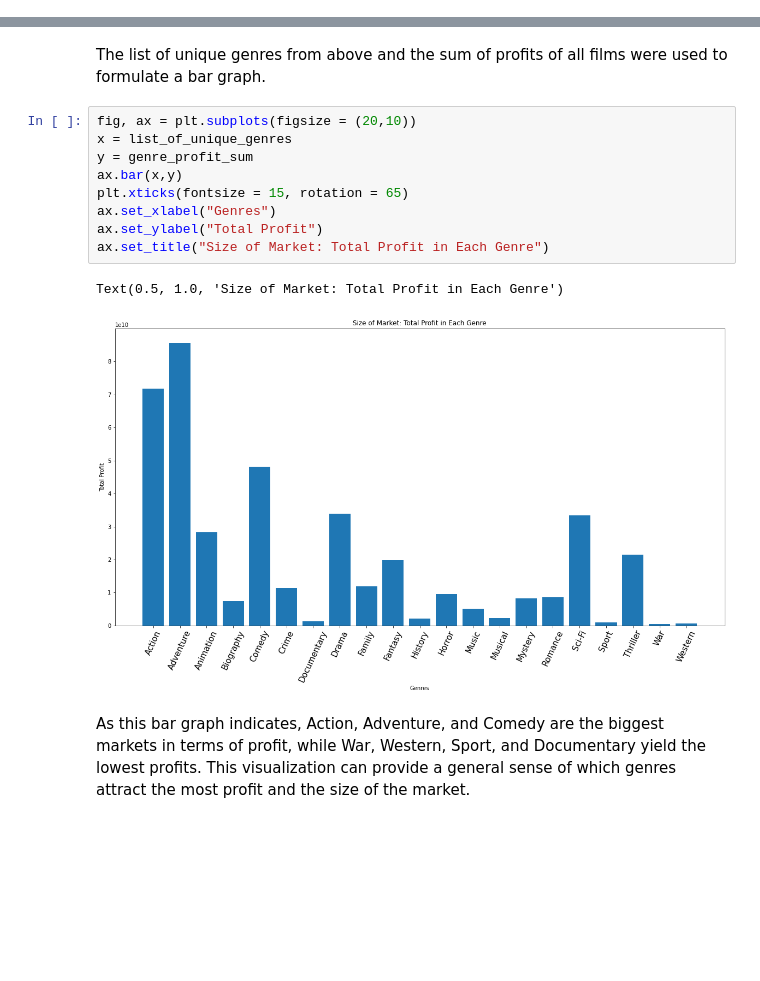
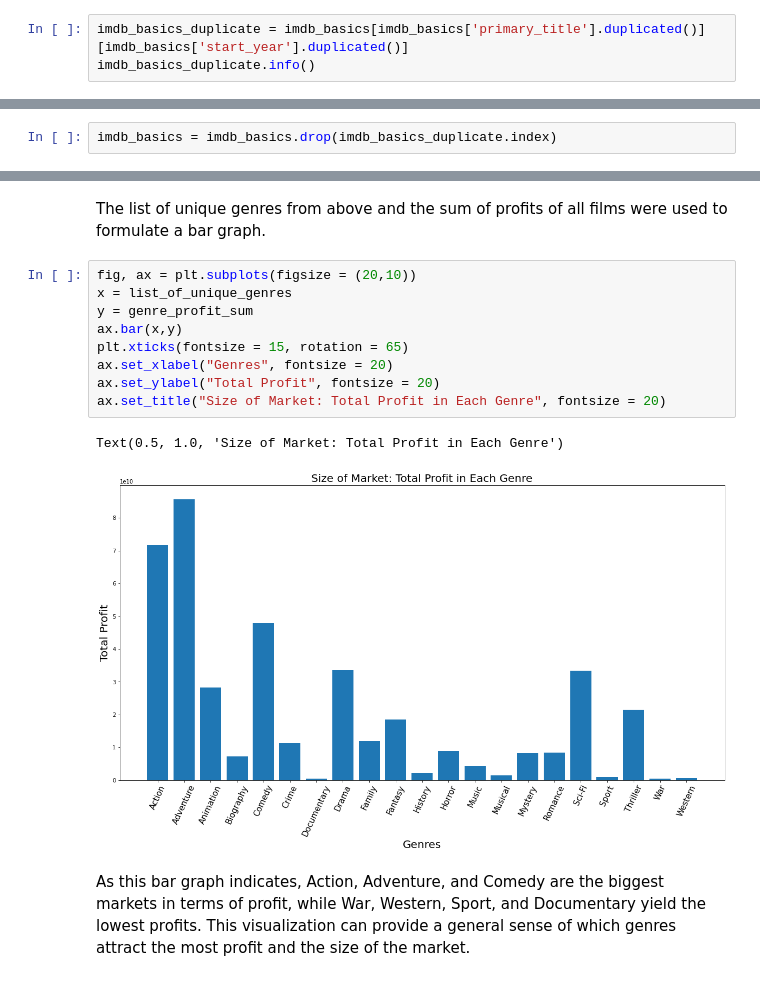
Before and after one commit to soohojp/Phase-1-Project-Best-Team-, a Jupyter notebook: Untitled.ipynb, the cells around one changed output, grey strips where cells are left out. Saved outputs shown, nothing was run; the diff lists cells and outputs as text; blank space fills up the shorter version.

```diff
--- a/Untitled.ipynb
+++ b/Untitled.ipynb
@@ -69,0 +81,3 @@ imdb_basics.head()
+# %%
+imdb_basics_duplicate = imdb_basics[imdb_basics['primary_title'].duplicated()][imdb_basics['start_year'].duplicated()]
+imdb_basics_duplicate.info()
@@ -69,0 +102,2 @@ imdb_basics.head()
+# %%
+imdb_basics = imdb_basics.drop(imdb_basics_duplicate.index)
@@ -224,15 +274,15 @@ The list of unique genres from above and the sum of profits of all films were us
 # %%
 fig, ax = plt.subplots(figsize = (20,10))
 x = list_of_unique_genres
 y = genre_profit_sum
 ax.bar(x,y)
 plt.xticks(fontsize = 15, rotation = 65)
-ax.set_xlabel("Genres")
-ax.set_ylabel("Total Profit")
-ax.set_title("Size of Market: Total Profit in Each Genre")
+ax.set_xlabel("Genres", fontsize = 20)
+ax.set_ylabel("Total Profit", fontsize = 20)
+ax.set_title("Size of Market: Total Profit in Each Genre", fontsize = 20)
 # %% [output]
 Text(0.5, 1.0, 'Size of Market: Total Profit in Each Genre')
-[figure, old version]
+[figure, new version]
 # %% [markdown]
 As this bar graph indicates, Action, Adventure, and Comedy are the biggest markets in terms of profit, while War, Western, Sport, and Documentary yield the lowest profits. This visualization can provide a general sense of which genres attract the most profit and the size of the market.
 # %% [markdown]
```
Also changed, not shown: parts of 9 cells of this notebook.
